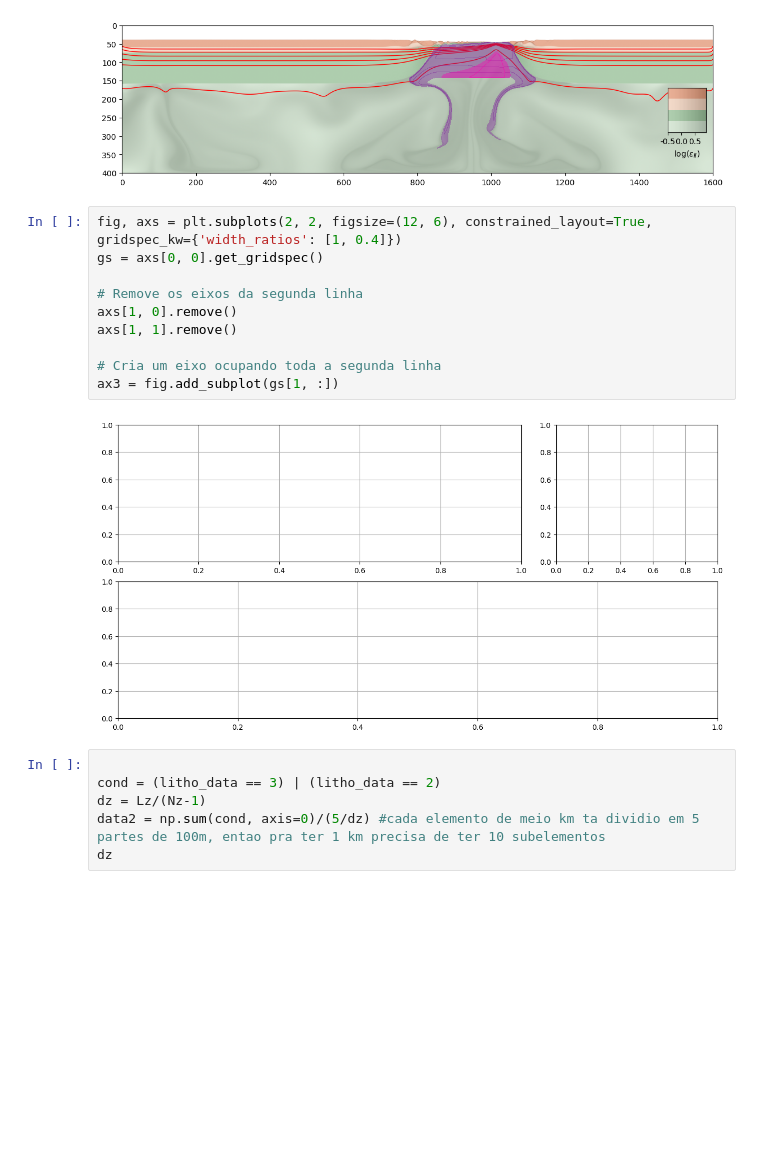
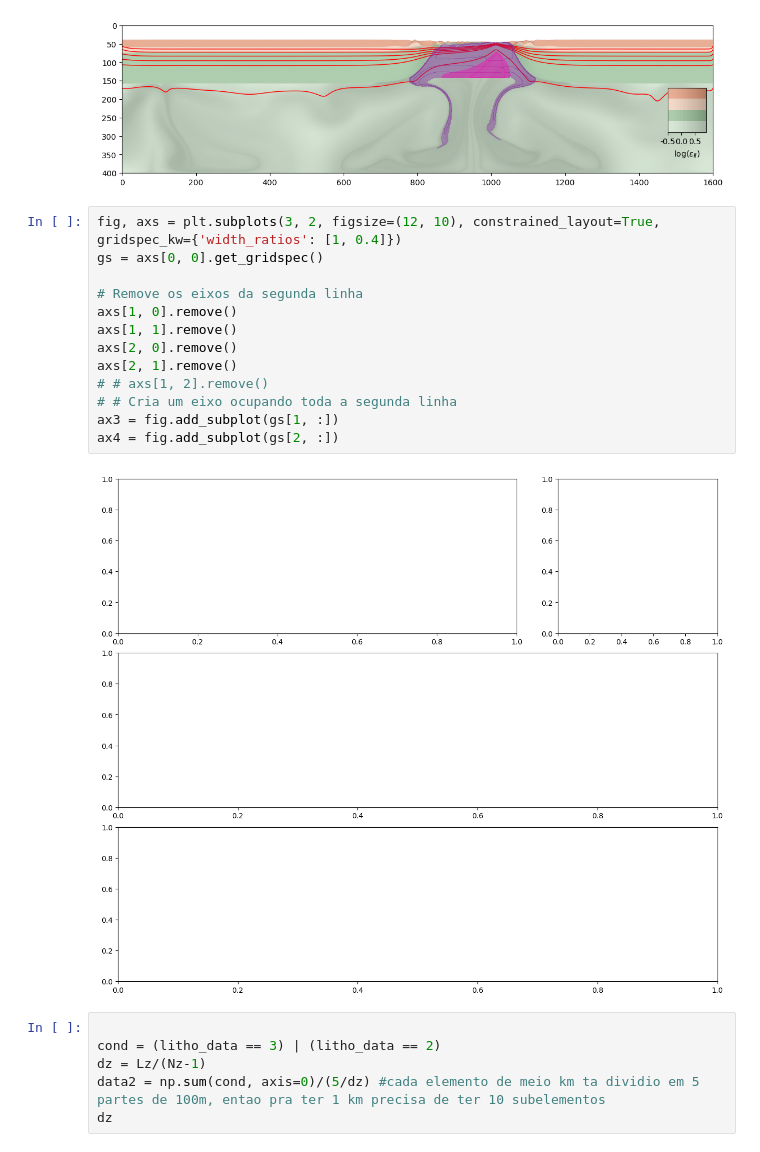
Before and after one commit to jopmas/rifting_melt, a Jupyter notebook: plot_frame.ipynb, the cells around one changed output. Cells and saved outputs as stored; diff of their text form; blank space fills up the shorter version.

Commit message:
add another subplot in plot_frame.py

```diff
--- a/plot_frame.ipynb
+++ b/plot_frame.ipynb
@@ -261,17 +261,20 @@ bv1.xaxis.set_major_formatter(FormatStrFormatter('%.1f'))
 # %% [output]
 [figure]
 # %%
-fig, axs = plt.subplots(2, 2, figsize=(12, 6), constrained_layout=True, gridspec_kw={'width_ratios': [1, 0.4]})
+fig, axs = plt.subplots(3, 2, figsize=(12, 10), constrained_layout=True, gridspec_kw={'width_ratios': [1, 0.4]})
 gs = axs[0, 0].get_gridspec()
 
 # Remove os eixos da segunda linha
 axs[1, 0].remove()
 axs[1, 1].remove()
-
-# Cria um eixo ocupando toda a segunda linha
+axs[2, 0].remove()
+axs[2, 1].remove()
+# # axs[1, 2].remove()
+# # Cria um eixo ocupando toda a segunda linha
 ax3 = fig.add_subplot(gs[1, :])
+ax4 = fig.add_subplot(gs[2, :])
 # %% [output]
-[figure, old version]
+[figure, new version]
 # %%
 
 cond = (litho_data == 3) | (litho_data == 2)
```
